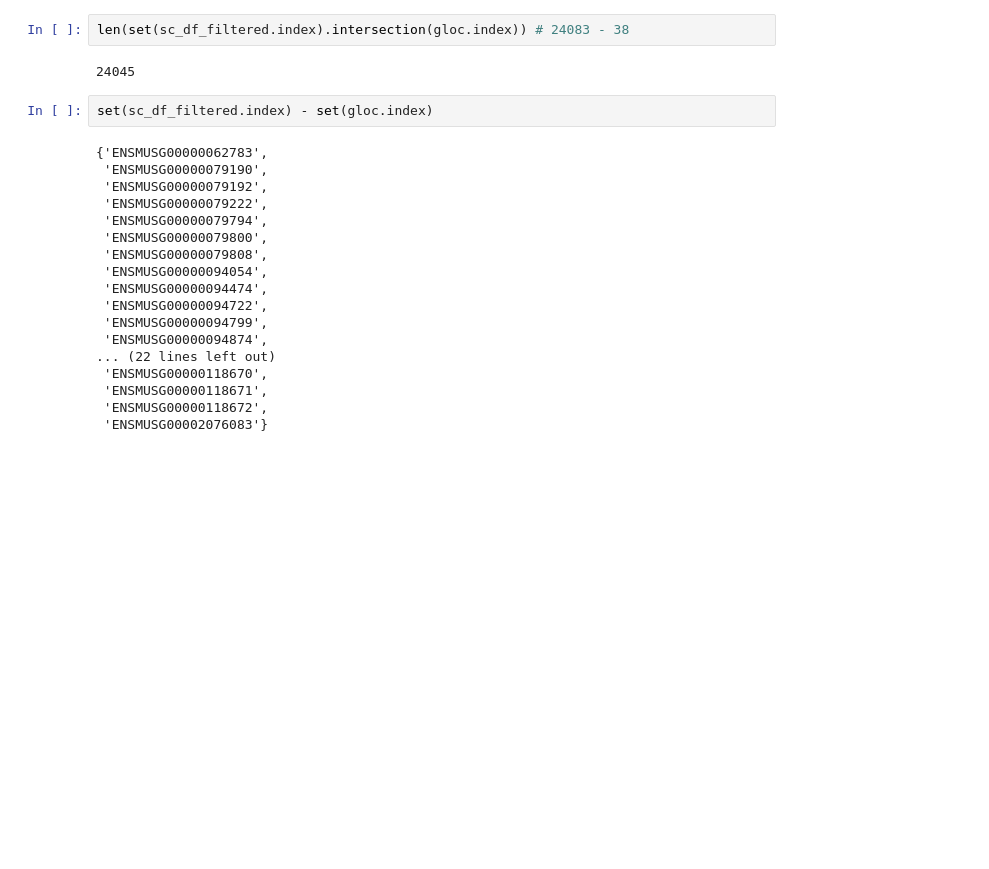
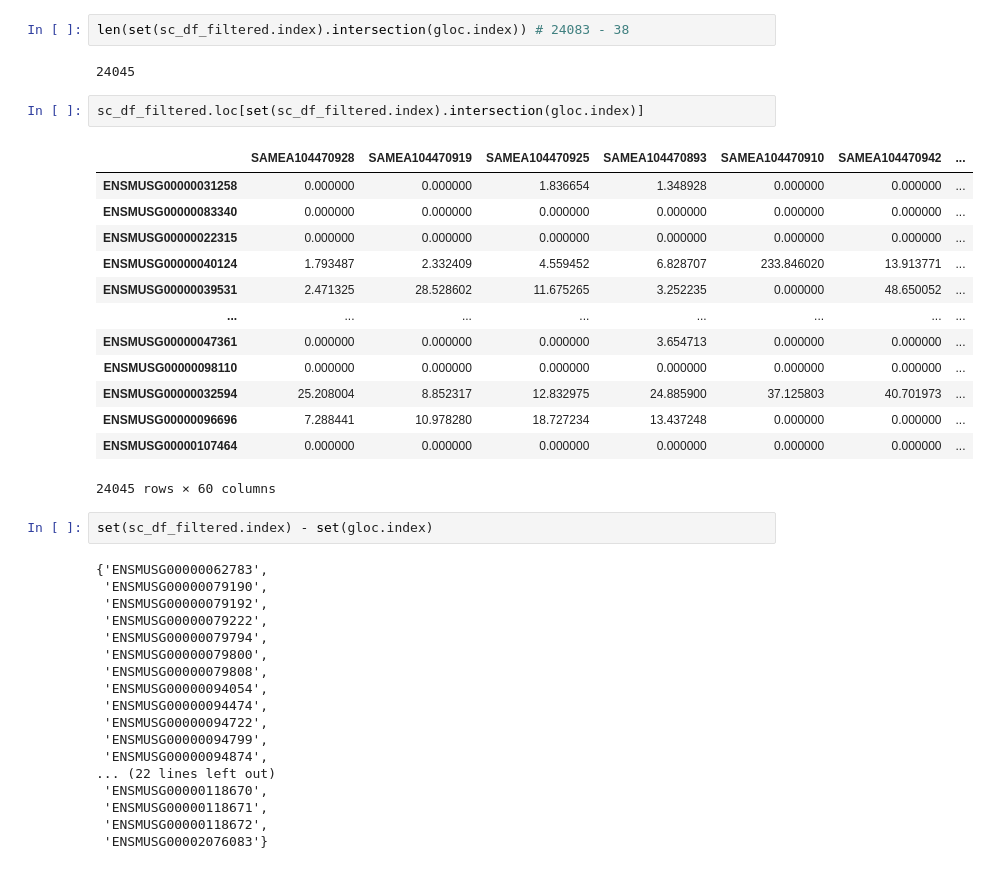
Before and after one commit to RenhaoL/HST508_Fall2022_final_project, a Jupyter notebook: codes/20221129_corr_matrix_scTPM.ipynb, the cells around one changed output. Saved outputs shown, nothing was run; the diff lists cells and outputs as text; blank space fills up the shorter version.

```diff
--- a/codes/20221129_corr_matrix_scTPM.ipynb
+++ b/codes/20221129_corr_matrix_scTPM.ipynb
@@ -67,6 +67,22 @@ len(set(sc_df.index).intersection(gloc.index)) #24826 - 54
 len(set(sc_df_filtered.index).intersection(gloc.index)) # 24083 - 38
 # %% [output]
 24045
+# %%
+sc_df_filtered.loc[set(sc_df_filtered.index).intersection(gloc.index)]
+# %% [output]
+|  | SAMEA104470928 | SAMEA104470919 | SAMEA104470925 | SAMEA104470893 | SAMEA104470910 | SAMEA104470942 | ... |
+| ENSMUSG00000031258 | 0.000000 | 0.000000 | 1.836654 | 1.348928 | 0.000000 | 0.000000 | ... |
+| ENSMUSG00000083340 | 0.000000 | 0.000000 | 0.000000 | 0.000000 | 0.000000 | 0.000000 | ... |
+| ENSMUSG00000022315 | 0.000000 | 0.000000 | 0.000000 | 0.000000 | 0.000000 | 0.000000 | ... |
+| ENSMUSG00000040124 | 1.793487 | 2.332409 | 4.559452 | 6.828707 | 233.846020 | 13.913771 | ... |
+| ENSMUSG00000039531 | 2.471325 | 28.528602 | 11.675265 | 3.252235 | 0.000000 | 48.650052 | ... |
+| ... | ... | ... | ... | ... | ... | ... | ... |
+| ENSMUSG00000047361 | 0.000000 | 0.000000 | 0.000000 | 3.654713 | 0.000000 | 0.000000 | ... |
+| ENSMUSG00000098110 | 0.000000 | 0.000000 | 0.000000 | 0.000000 | 0.000000 | 0.000000 | ... |
+| ENSMUSG00000032594 | 25.208004 | 8.852317 | 12.832975 | 24.885900 | 37.125803 | 40.701973 | ... |
+| ENSMUSG00000096696 | 7.288441 | 10.978280 | 18.727234 | 13.437248 | 0.000000 | 0.000000 | ... |
+| ENSMUSG00000107464 | 0.000000 | 0.000000 | 0.000000 | 0.000000 | 0.000000 | 0.000000 | ... |
+24045 rows × 60 columns
 # %%
 set(sc_df_filtered.index) - set(gloc.index)
 # %% [output]
```
Also changed, not shown: 1 other file.
